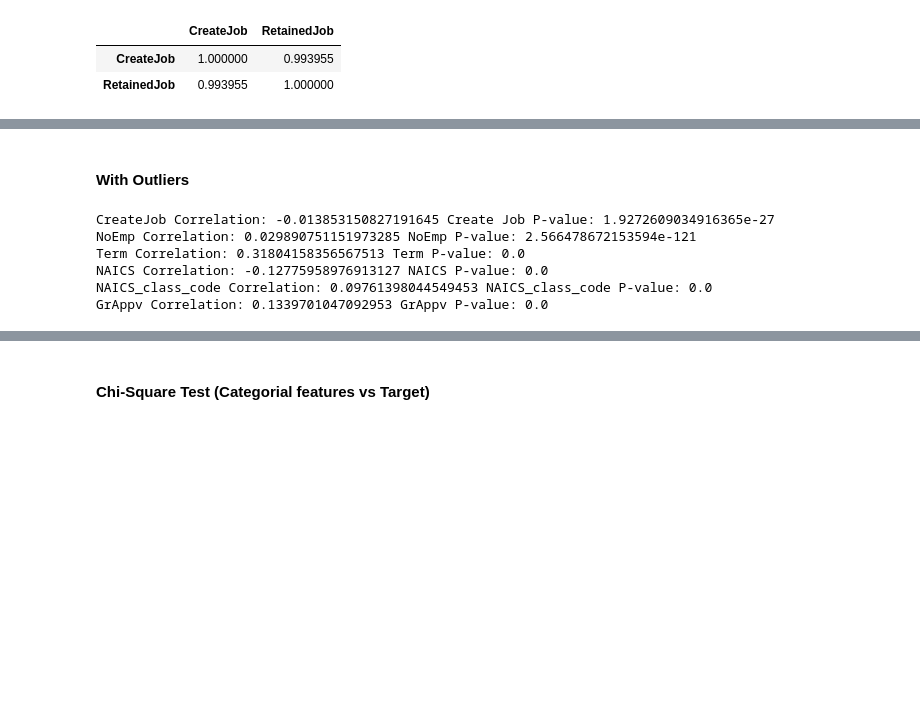
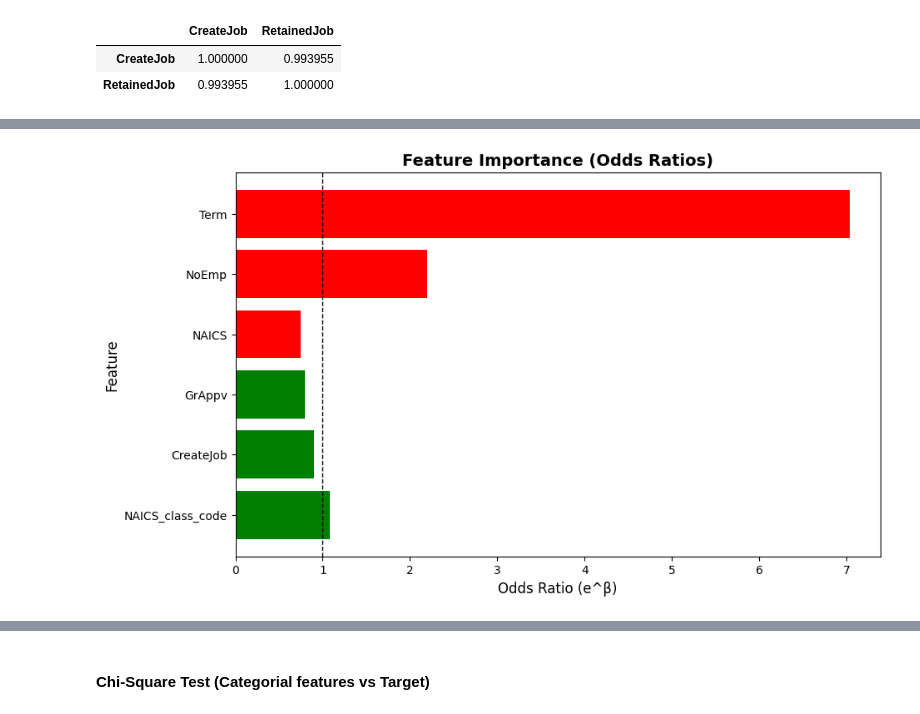
Before and after one commit to MichAdebayo/brief-loan-prediction, a Jupyter notebook: data_model.ipynb, the cells around one changed output, grey strips where cells are left out. Cells and saved outputs as stored; diff of their text form; code cells hidden in the pictures; blank space fills up the shorter version.

```diff
--- a/data_model.ipynb
+++ b/data_model.ipynb
@@ -367,28 +252,28 @@ GrAppv Correlation: 0.11000698984841262 GrAppv P-value: 0.0
-# %% [markdown]
-#### With Outliers
-# %%
-# Calculate Point Biserial Correlation
-from scipy.stats import pointbiserialr
-
-# Calculate the correlation between 'CreateJob' and 'MIS_Status_Encoded'
-createjob_correlation, createjob_p_value = pointbiserialr(df_no_multicollinearity['CreateJob'], df_no_multicollinearity['MIS_Status_Encoded'])
-noemp_correlation, noemp_p_value = pointbiserialr(df_no_multicollinearity['NoEmp'], df_no_multicollinearity['MIS_Status_Encoded'])
-term_correlation, term_p_value = pointbiserialr(df_no_multicollinearity['Term'], df_no_multicollinearity['MIS_Status_Encoded'])
-naics_correlation, naics_p_value = pointbiserialr(df_no_multicollinearity['NAICS'], df_no_multicollinearity['MIS_Status_Encoded'])
-naicscode_correlation, naicscode_p_value = pointbiserialr(df_no_multicollinearity['NAICS_class_code'], df_no_multicollinearity['MIS_Status_Encoded'])
-grap_correlation, grap_p_value = pointbiserialr(df_no_multicollinearity['GrAppv'], df_no_multicollinearity['MIS_Status_Encoded'])
-
-# Print the correlation and p-value
-print("CreateJob Correlation:", createjob_correlation , "Create Job P-value:", createjob_p_value)
-print("NoEmp Correlation:", noemp_correlation , "NoEmp P-value:", noemp_p_value)
-print("Term Correlation:", term_correlation , "Term P-value:", term_p_value)
-print("NAICS Correlation:", naics_correlation , "NAICS P-value:", naics_p_value)
-print("NAICS_class_code Correlation:", naicscode_correlation , "NAICS_class_code P-value:", naicscode_p_value)
-print("GrAppv Correlation:", grap_correlation , "GrAppv P-value:", grap_p_value)
-# %% [output]
-CreateJob Correlation: -0.013853150827191645 Create Job P-value: 1.9272609034916365e-27
-NoEmp Correlation: 0.029890751151973285 NoEmp P-value: 2.566478672153594e-121
-Term Correlation: 0.31804158356567513 Term P-value: 0.0
-NAICS Correlation: -0.12775958976913127 NAICS P-value: 0.0
-NAICS_class_code Correlation: 0.09761398044549453 NAICS_class_code P-value: 0.0
-GrAppv Correlation: 0.1339701047092953 GrAppv P-value: 0.0
+# %%
+# Feature names and their coefficients
+features = ["GrAppv", "CreateJob", "NAICS", "NAICS_class_code", "Term", "NoEmp"]
+coefficients = [-0.2330, -0.1033, -0.2910, 0.0816, 1.9508, 0.7875]
+
+# Compute odds ratios
+odds_ratios = np.exp(coefficients)
+
+# Sort features by importance
+sorted_indices = np.argsort(np.abs(coefficients))[::-1]
+sorted_features = [features[i] for i in sorted_indices]
+sorted_odds_ratios = [odds_ratios[i] for i in sorted_indices]
+
+# Create the bar plot
+plt.figure(figsize=(10, 6))
+plt.barh(sorted_features, sorted_odds_ratios, color=['red' if coef < 0 else 'green' for coef in coefficients])
+
+# Labels and title
+plt.xlabel("Odds Ratio (e^β)", fontsize = 12)
+plt.ylabel("Feature", fontsize = 12)
+plt.title("Feature Importance (Odds Ratios)", fontsize = 14, weight = 'bold')
+plt.axvline(x=1, color='black', linestyle='--', linewidth=1)  # Reference line at OR=1
+
+# Show plot
+plt.gca().invert_yaxis()  # Invert y-axis for better readability
+plt.show()
+# %% [output]
+[figure, added]
```
Also changed, not shown: parts of 58 cells of this notebook, 1 other file.
